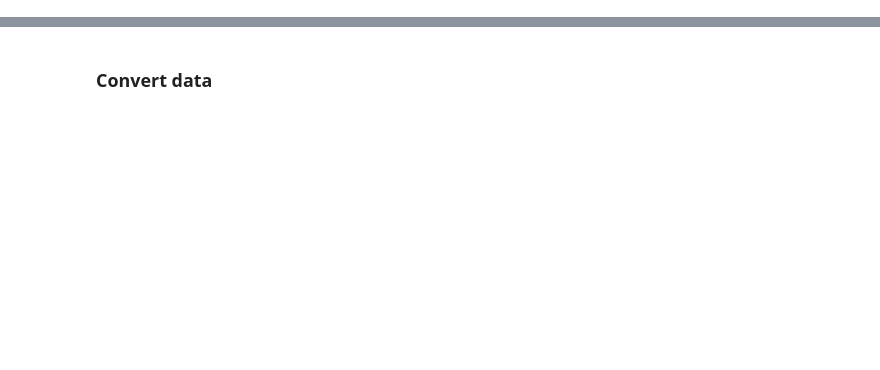
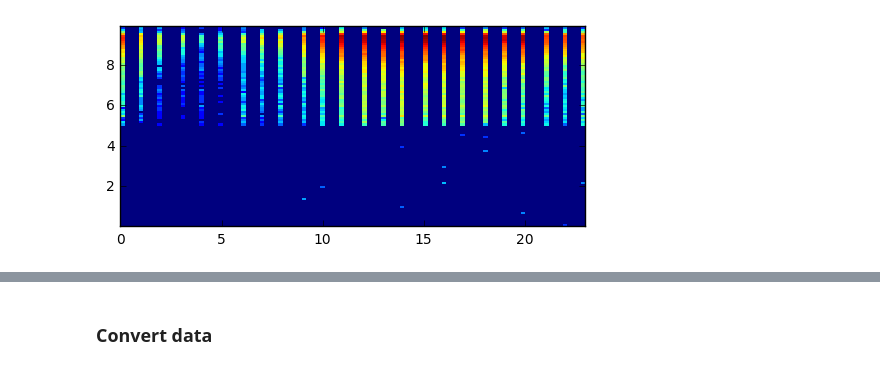
Before and after one commit to gkuzn/cian_parser, a Jupyter notebook: Analys.ipynb, the cells around one changed output, grey strips where cells are left out. Drawn from its saved outputs; the diff is of its cells as text; code cells hidden in the pictures; blank space fills up the shorter version.

```diff
--- a/Analys.ipynb
+++ b/Analys.ipynb
@@ -27,0 +69,4 @@ df = df.reset_index(drop=True)
+# %%
+heat_map(list(df[filt]['publication_date_time']),np.array(df[filt]['Price'])/1e7)
+# %% [output]
+[figure, added]
```
Also changed, not shown: parts of 31 cells of this notebook, 5 other files.
